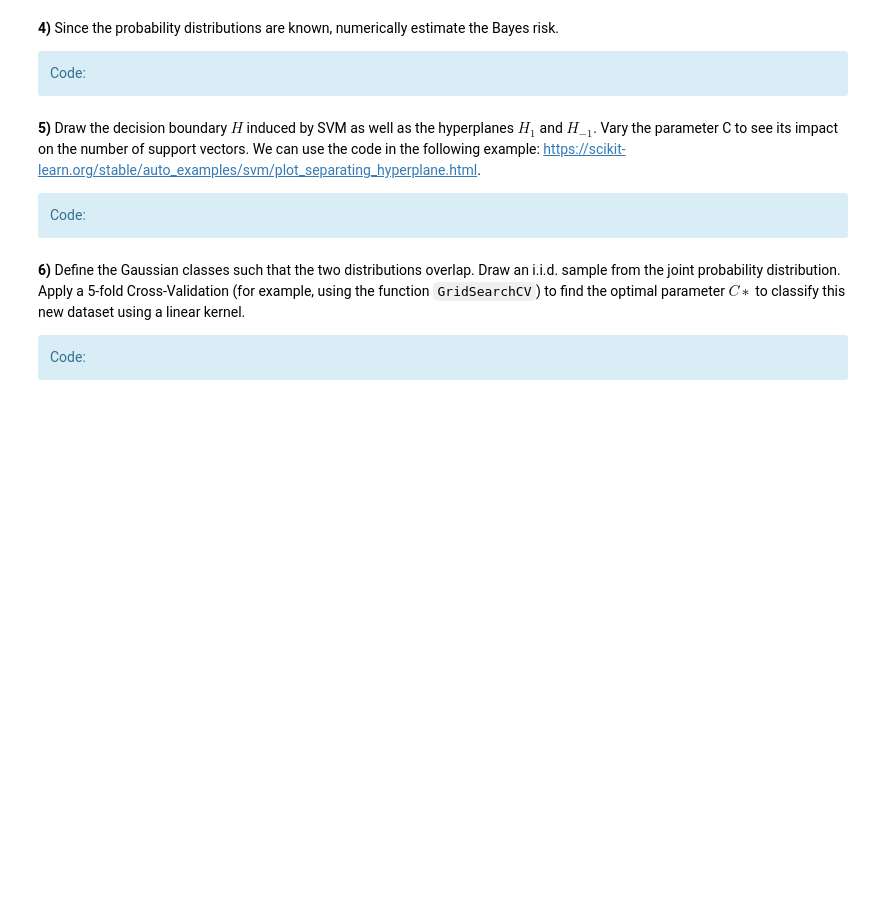
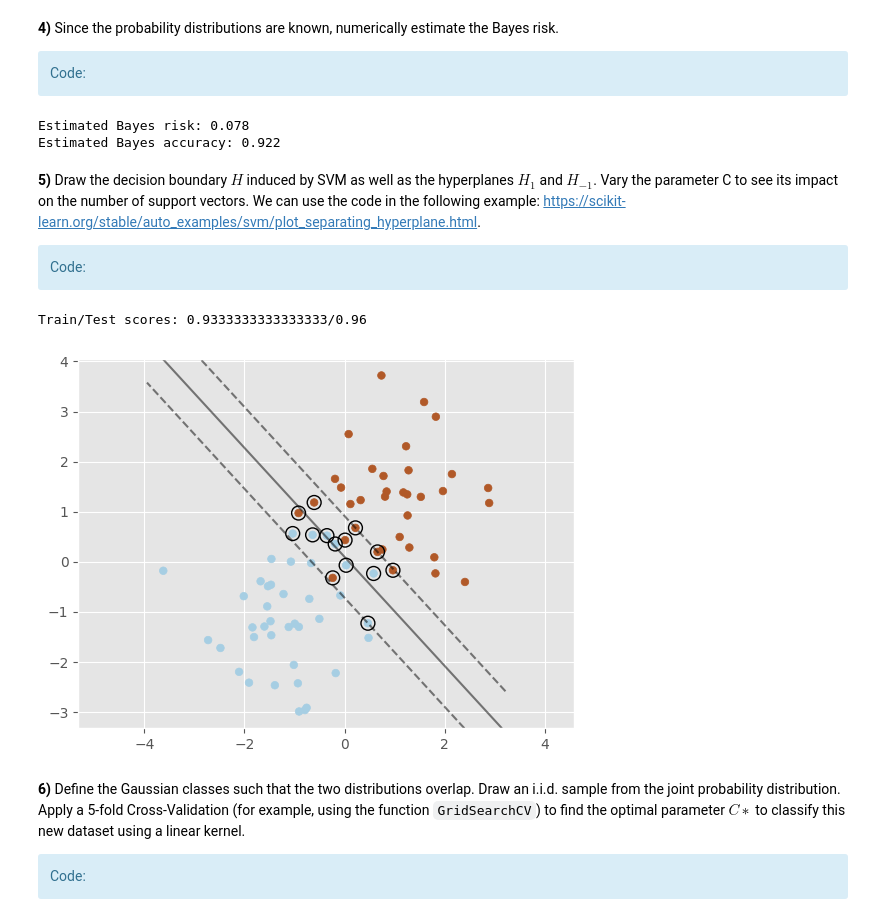
Before and after one commit to kjle/TelecomParis_Promo2025, a Jupyter notebook: SD-TSIA210/TP1 SVM/TP_SVM_students.ipynb, the cells around one changed output. Saved outputs shown, nothing was run; the diff lists cells and outputs as text; code cells hidden in the pictures; blank space fills up the shorter version.

````diff
--- a/SD-TSIA210/TP1 SVM/TP_SVM_students.ipynb
+++ b/SD-TSIA210/TP1 SVM/TP_SVM_students.ipynb
@@ -135,29 +167,32 @@ from scipy.stats import multivariate_normal
 # Do a Monte-Carlo estimation of the Bayes Risk (given the gaussian distributions you used to generate data)
 # You need to use the imported class from scipy to generate a large number of samples which you will use
 # to approximate the integral of the Bayes risk
-n_mc = ... # Repeat this n_mc times - enough to approximate
+n_mc = 10000 # Repeat this n_mc times - enough to approximate
 expectation = 0
 for i in range(n_mc):
-    rand = # Random binary choice: will the point be generated from the first or second gaussian ?
-    if ...:
+    rand = np.random.choice([0, 1]) # Random binary choice: will the point be generated from the first or second gaussian ?
+    if rand == 0:
         # First case: y = 0
-        x = np.random.multivariate_normal(...)
+        x = np.random.multivariate_normal(centers[0], np.eye(2))
     else:
         # Second case: y = 1
-        x = np.random.multivariate_normal(...)
+        x = np.random.multivariate_normal(centers[1], np.eye(2))
 
     # You have to compute the conditional posterior probability of x given the 2 gaussians
     # Use the multivariate_normal.pdf() method !
-    p1 = multivariate_normal.pdf(...)
-    p2 = multivariate_normal.pdf(...)
+    p1 = multivariate_normal.pdf(x, centers[0], np.eye(2))
+    p2 = multivariate_normal.pdf(x, centers[1], np.eye(2))
     # Compute the risk from these and add it to the total
-    ...
-    expectation += ...
+    risk = min(p1, p2)/(p1 + p2)
+    expectation += risk
 
 expectation /= n_mc
 
 print(f'Estimated Bayes risk: {np.around(expectation, 3)}')
 print(f'Estimated Bayes accuracy: {1 - np.around(expectation, 3)}')
+# %% [output]
+Estimated Bayes risk: 0.078
+Estimated Bayes accuracy: 0.922
 # %% [markdown]
 **5)** Draw the decision boundary $H$ induced by SVM as well as the hyperplanes $H_1$ and $H_{−1}$. Vary the parameter C to see its impact on the number of support vectors. We can use the code in the following example: https://scikit-learn.org/stable/auto_examples/svm/plot_separating_hyperplane.html.
 
@@ -165,34 +200,37 @@ print(f'Estimated Bayes accuracy: {1 - np.around(expectation, 3)}')
             Code:</div>
 # %%
 # Create a linear SVM and train it on the training data
-clf = ...
-...
+clf = SVC(kernel='linear')
+clf.fit(X_train, y_train)
 print(f'Train/Test scores: {clf.score(X_train, y_train)}/{clf.score(X_test, y_test)}')
 
 # Plot the data
 plt.scatter(X_train[:, 0], X_train[:, 1], c=y_train, s=30, cmap=plt.cm.Paired)
 
 # plot the decision function
 ax = plt.gca()
 xlim = ax.get_xlim()
 ylim = ax.get_ylim()
 
 # create grid to evaluate model
 xx = np.linspace(xlim[0], xlim[1], 30)
 yy = np.linspace(ylim[0], ylim[1], 30)
 YY, XX = np.meshgrid(yy, xx)
 xy = np.vstack([XX.ravel(), YY.ravel()]).T
 Z = clf.decision_function(xy).reshape(XX.shape)
 
 # plot decision boundary and margins
 ax.contour(XX, YY, Z, colors='k', levels=[-1, 0, 1], alpha=0.5,
            linestyles=['--', '-', '--'])
 # plot support vectors
 ax.scatter(clf.support_vectors_[:, 0], clf.support_vectors_[:, 1], s=100,
            linewidth=1, facecolors='none', edgecolors='k')
 
 plt.axis('equal')
 plt.show()
+# %% [output]
+Train/Test scores: 0.9333333333333333/0.96
+[figure, added]
 # %% [markdown]
 **6)** Define the Gaussian classes such that the two distributions overlap. Draw an i.i.d. sample from the joint probability distribution. Apply a 5-fold Cross-Validation (for example, using the function ```GridSearchCV```) to find the optimal parameter $C∗$ to classify this new dataset using a linear kernel.
 
````
Also changed, not shown: parts of 12 cells of this notebook.
